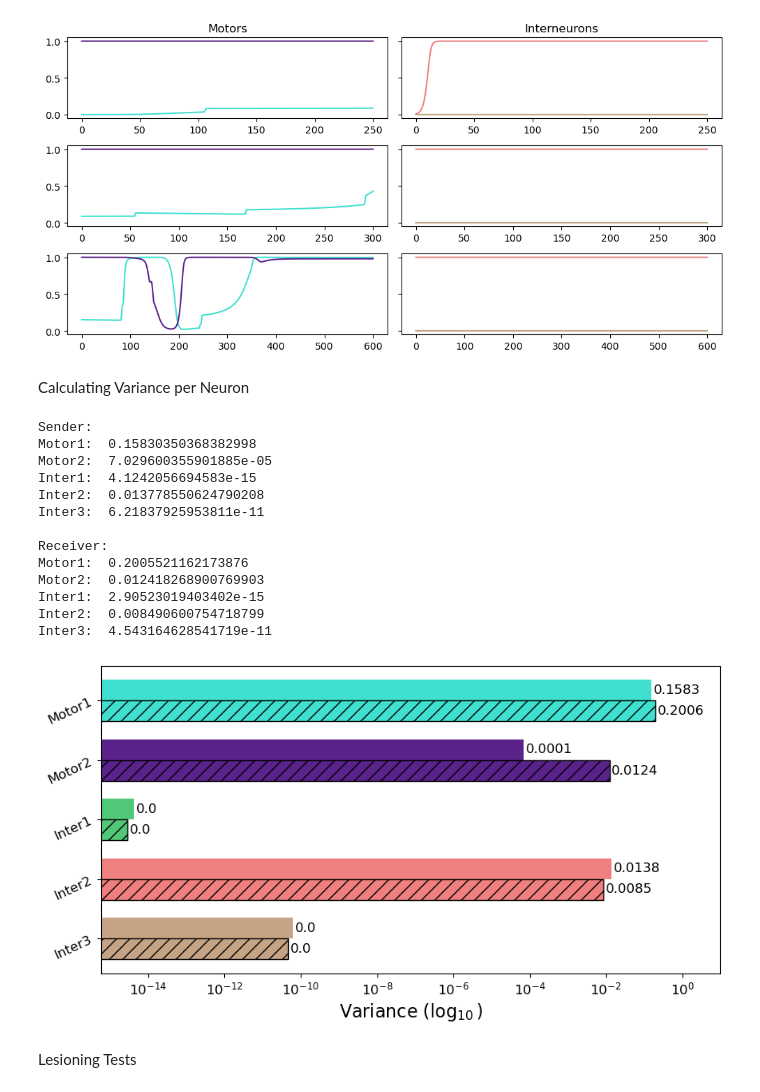
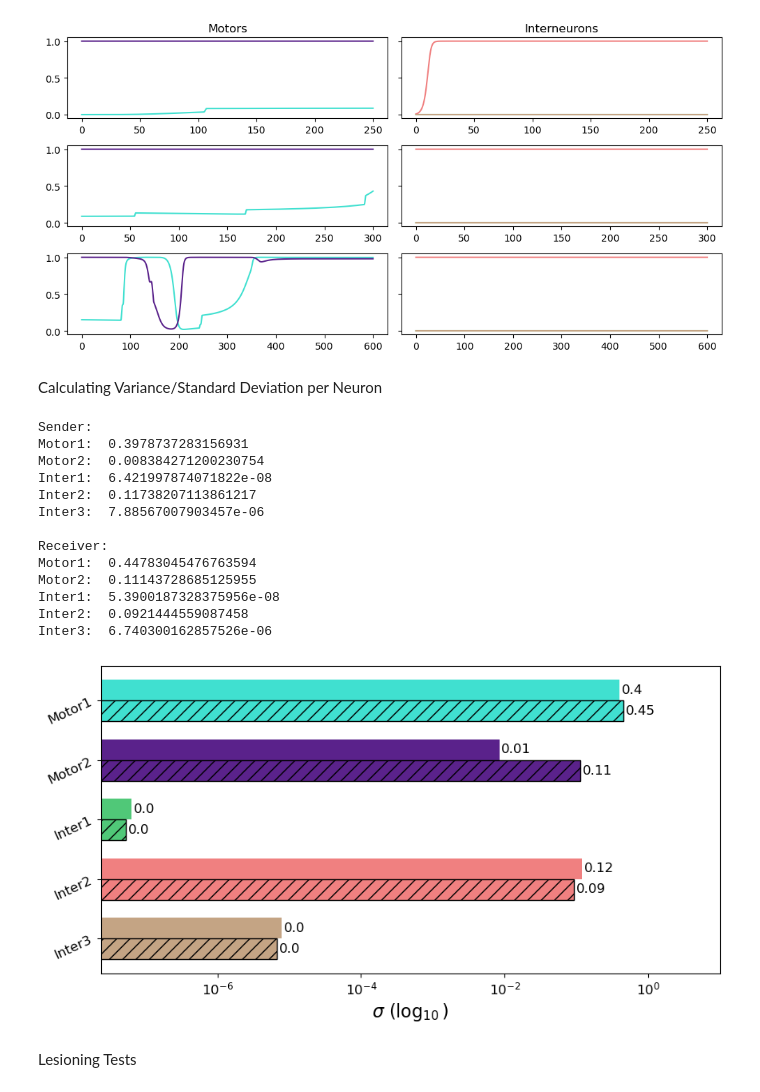
Before and after one commit to ThomasGaul/Cognitive-Distinctions-in-Referential-Communication, a Jupyter notebook: Dynamical-Analysis/Dynamical-Analysis.ipynb, the cells around one changed output. Saved outputs shown, nothing was run; the diff lists cells and outputs as text; code cells hidden in the pictures.

```diff
--- a/Dynamical-Analysis/Dynamical-Analysis.ipynb
+++ b/Dynamical-Analysis/Dynamical-Analysis.ipynb
@@ -1,12 +1,13 @@
 # %% [markdown]
 This is a complement to the *Mathematica* notebook of the same name.
 # %%
-BaseDirectory = "BASE//PATH//TO//ReferComm"
+# BaseDirectory = "BASE//PATH//TO//ReferComm"
+BaseDirectory = "C://Users//tg23w//Documents//code//Models//ReferComm"
 import os
 os.chdir(BaseDirectory)
 
 import numpy as np
-from statistics import variance
+from statistics import variance, stdev
 import matplotlib.pyplot as plt
 
 os.chdir("./Behavioural-Analysis")
@@ -34,7 +35,7 @@ def PlotTransCommPair(fig,perm=[1,3],start=[1,5]):
         ax = fig.add_subplot(2,4,start[i],projection="3d")
         ax.set_xlim([0,250])
         ax.set_xticks(np.arange(0,251,50))
-        ax.tick_params(labelsize=18)
+        ax.tick_params(labelsize=18,pad=10)
         ax = ClearGrid(ax)
         ax = a.PlotScaffold(ax,n=50)
         ax = a.PlotSenderPosition3D(ax,perm=perm[i],phase=1)
@@ -108,7 +109,7 @@ plt.show()
 # %% [output]
 [figure]
 # %% [markdown]
-Calculating Variance per Neuron
+Calculating Variance/Standard Deviation per Neuron
 # %%
 # concatenating all neuron activity
 
@@ -144,8 +145,10 @@ sender_var = [sender_m1,sender_m2,sender_i1,sender_i2,sender_i3]
 receiver_var = [receiver_m1,receiver_m2,receiver_i1,receiver_i2,receiver_i3]
 
 for i in range(5):
-    sender_var[i] = variance(sender_var[i])
-    receiver_var[i] = variance(receiver_var[i])
+    # sender_var[i] = variance(sender_var[i])
+    # receiver_var[i] = variance(receiver_var[i])
+    sender_var[i] = stdev(sender_var[i])
+    receiver_var[i] = stdev(receiver_var[i])
 # %%
 print("Sender: ")
 print("Motor1: ",sender_var[0])
@@ -162,44 +165,45 @@ print("Inter2: ",receiver_var[3])
 print("Inter3: ",receiver_var[4])
 # %% [output]
 Sender:
-Motor1:  0.15830350368382998
-Motor2:  7.029600355901885e-05
-Inter1:  4.1242056694583e-15
-Inter2:  0.013778550624790208
-Inter3:  6.21837925953811e-11
+Motor1:  0.3978737283156931
+Motor2:  0.008384271200230754
+Inter1:  6.421997874071822e-08
+Inter2:  0.11738207113861217
+Inter3:  7.88567007903457e-06
 
 Receiver:
-Motor1:  0.2005521162173876
-Motor2:  0.012418268900769903
-Inter1:  2.90523019403402e-15
-Inter2:  0.008490600754718799
-Inter3:  4.543164628541719e-11
+Motor1:  0.44783045476763594
+Motor2:  0.11143728685125955
+Inter1:  5.3900187328375956e-08
+Inter2:  0.0921444559087458
+Inter3:  6.740300162857526e-06
 # %%
 fig,ax = plt.subplots(1,1,figsize=(10,5),sharex="all",sharey="all")
 
 n_names = ["Motor1","Motor2","Inter1","Inter2","Inter3"]
 c = [[.251,.878,.816],[.351,.133,.545],[.312,.784,.471],[.941,.502,.502],[.769,.643,.518]]
 
 b1 = ax.barh(np.arange(5),sender_var,log=True,
     color=c,align="edge",height=-.35)
 b2 = ax.barh(np.arange(5),receiver_var,log=True,
     color=c,align="edge",height=.35,hatch="//",edgecolor="0")
 
-ax.bar_label(b1,labels=np.array(sender_var).round(4),padding=2,fontsize=12)
-ax.bar_label(b2,labels=np.array(receiver_var).round(4),padding=2,fontsize=12)
+ax.bar_label(b1,labels=np.array(sender_var).round(2),padding=2,fontsize=12)
+ax.bar_label(b2,labels=np.array(receiver_var).round(2),padding=2,fontsize=12)
 ax.set_yticks(np.arange(5),labels=n_names,rotation=25,fontsize=12)
 ax.tick_params(axis='x',labelsize=12)
 ax.set_xbound(upper=10)
-ax.set_xlabel("Variance ($\log_{10}$)",fontsize=16)
+# ax.set_xlabel("\sigma^2 ($\log_{10}$)",fontsize=16)
+ax.set_xlabel("$\sigma$ ($\log_{10}$)",fontsize=16)
 
 ax.invert_yaxis()
 
 # os.chdir(BaseDirectory)
 # fig.savefig('./Plots/DS-variance.pdf',format="pdf",bbox_inches="tight",dpi=600)
 # fig.savefig('./Plots/DS-variance.jpeg',bbox_inches="tight",dpi=600)
 plt.show()
 # %% [output]
-[figure, old version]
+[figure, new version]
 # %% [markdown]
 Lesioning Tests
 # %%
```
Also changed, not shown: 1 other file.
